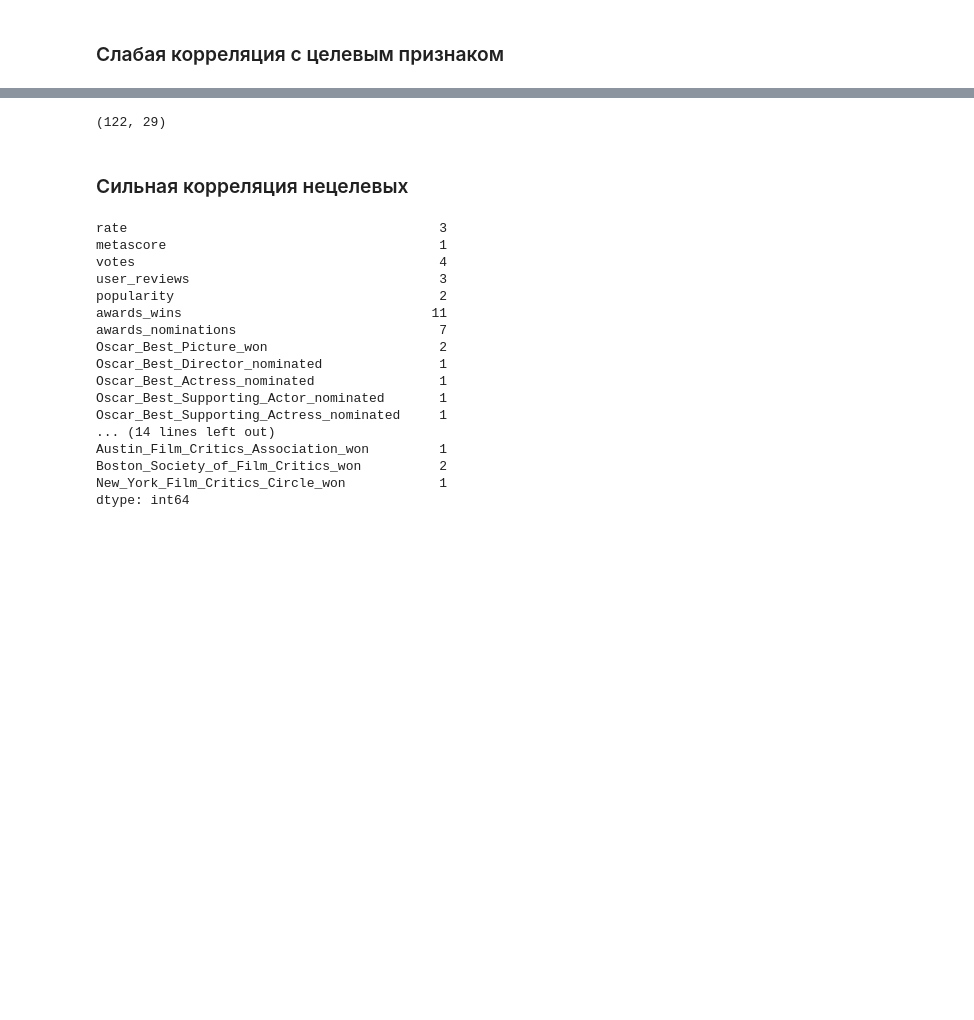
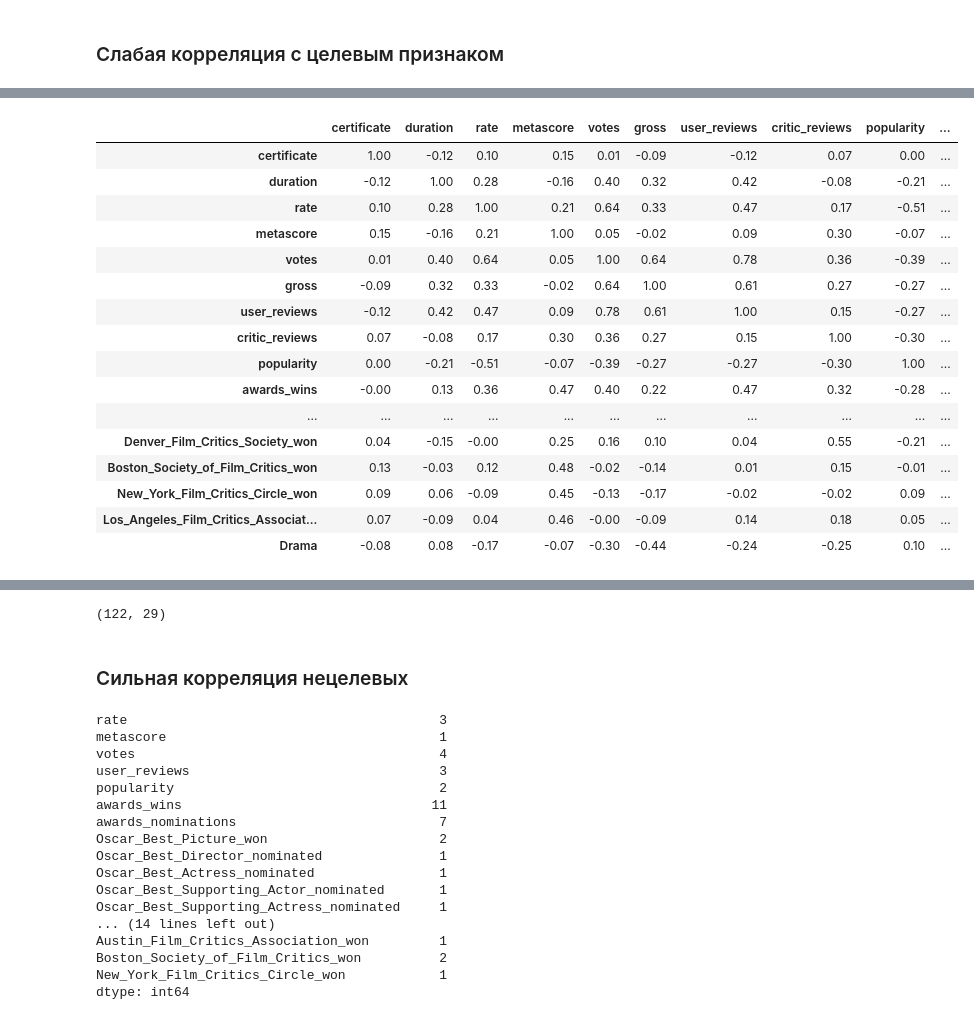
Before and after one commit to jdenisova/Oscar_nominated_movies, a Jupyter notebook: oscar_movies_research.ipynb, the cells around one changed output, grey strips where cells are left out. Saved outputs shown, nothing was run; the diff lists cells and outputs as text; code cells hidden in the pictures; blank space fills up the shorter version.

```diff
--- a/oscar_movies_research.ipynb
+++ b/oscar_movies_research.ipynb
@@ -21,7 +21,7 @@ oscar_nominated_movies = oscar_nominated_movies[oscar_nominated_movies.Oscar_Bes
 # %%
 oscar_nominated_movies.drop(oscar_nominated_movies.filter(regex=r"^Oscar_Best_(?!Picture)\w+won$"), axis=1, inplace=True)
 # %%
-oscar_nominated_movies.drop(["year", "movie_id", "synopsis"], axis=1, inplace=True)
+oscar_nominated_movies.drop(["movie", "year", "movie_id", "synopsis"], axis=1, inplace=True)
 # %% [markdown]
 ### "release"
 # %%
@@ -155,0 +158,2 @@ oscar_nominated_movies.drop(oscar_nominated_movies.filter(like="categories"), ax
+# %%
+oscar_nominated_movies["Drama"] = (oscar_nominated_movies.genre.str.find("Drama") > -1).astype(int)
@@ -199,6 +202,3 @@ genre = oscar_nominated_movies["genre"]
-# %%
-oscar_nominated_movies.drop("movie", axis=1, inplace=True)
-oscar_nominated_movies.drop("genre", axis=1, inplace=True)
 # %%
 columns_null = oscar_nominated_movies.columns[oscar_nominated_movies.isnull().sum() > 0]
 columns_null
@@ -206,7 +206,7 @@ columns_null
 Index(['metascore', 'user_reviews', 'critic_reviews', 'popularity'], dtype='object')
 # %%
 for column in columns_null:
-  oscar_nominated_movies[column].fillna(oscar_nominated_movies[column].mean(), inplace=True)
+  oscar_nominated_movies[column].fillna(oscar_nominated_movies[column].median(), inplace=True)
 # %%
 oscar_nominated_movies.columns[oscar_nominated_movies.isnull().sum() > 0]
 # %% [output]
@@ -282,3 +262,23 @@ oscar_nominated_movies.corr()
+# %%
+oscar_nominated_movies.corr().style.background_gradient(cmap="coolwarm").set_precision(2)
+# %% [output]
+|  | certificate | duration | rate | metascore | votes | gross | user_reviews | critic_reviews | popularity | ... |
+| certificate | 1.00 | -0.12 | 0.10 | 0.15 | 0.01 | -0.09 | -0.12 | 0.07 | 0.00 | ... |
+| duration | -0.12 | 1.00 | 0.28 | -0.16 | 0.40 | 0.32 | 0.42 | -0.08 | -0.21 | ... |
+| rate | 0.10 | 0.28 | 1.00 | 0.21 | 0.64 | 0.33 | 0.47 | 0.17 | -0.51 | ... |
+| metascore | 0.15 | -0.16 | 0.21 | 1.00 | 0.05 | -0.02 | 0.09 | 0.30 | -0.07 | ... |
+| votes | 0.01 | 0.40 | 0.64 | 0.05 | 1.00 | 0.64 | 0.78 | 0.36 | -0.39 | ... |
+| gross | -0.09 | 0.32 | 0.33 | -0.02 | 0.64 | 1.00 | 0.61 | 0.27 | -0.27 | ... |
+| user_reviews | -0.12 | 0.42 | 0.47 | 0.09 | 0.78 | 0.61 | 1.00 | 0.15 | -0.27 | ... |
+| critic_reviews | 0.07 | -0.08 | 0.17 | 0.30 | 0.36 | 0.27 | 0.15 | 1.00 | -0.30 | ... |
+| popularity | 0.00 | -0.21 | -0.51 | -0.07 | -0.39 | -0.27 | -0.27 | -0.30 | 1.00 | ... |
+| awards_wins | -0.00 | 0.13 | 0.36 | 0.47 | 0.40 | 0.22 | 0.47 | 0.32 | -0.28 | ... |
+| ... | ... | ... | ... | ... | ... | ... | ... | ... | ... | ... |
+| Denver_Film_Critics_Society_won | 0.04 | -0.15 | -0.00 | 0.25 | 0.16 | 0.10 | 0.04 | 0.55 | -0.21 | ... |
+| Boston_Society_of_Film_Critics_won | 0.13 | -0.03 | 0.12 | 0.48 | -0.02 | -0.14 | 0.01 | 0.15 | -0.01 | ... |
+| New_York_Film_Critics_Circle_won | 0.09 | 0.06 | -0.09 | 0.45 | -0.13 | -0.17 | -0.02 | -0.02 | 0.09 | ... |
+| Los_Angeles_Film_Critics_Associat... | 0.07 | -0.09 | 0.04 | 0.46 | -0.00 | -0.09 | 0.14 | 0.18 | 0.05 | ... |
+| Drama | -0.08 | 0.08 | -0.17 | -0.07 | -0.30 | -0.44 | -0.24 | -0.25 | 0.10 | ... |
 # %%
 oscar_nominated_movies.corr().Oscar_Best_Picture_won
 # %% [output]
```
Also changed, not shown: parts of 37 cells of this notebook.
